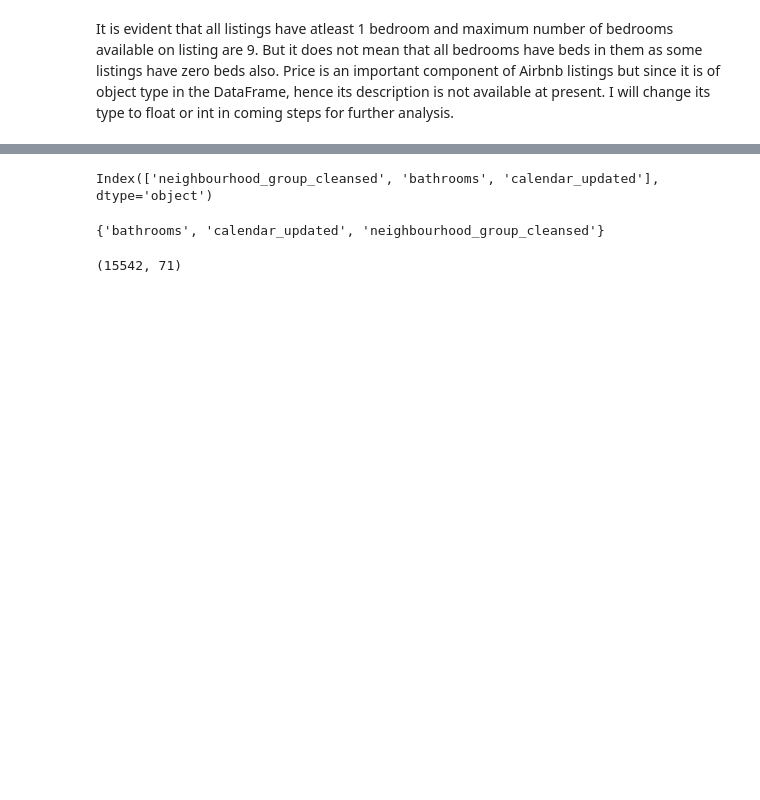
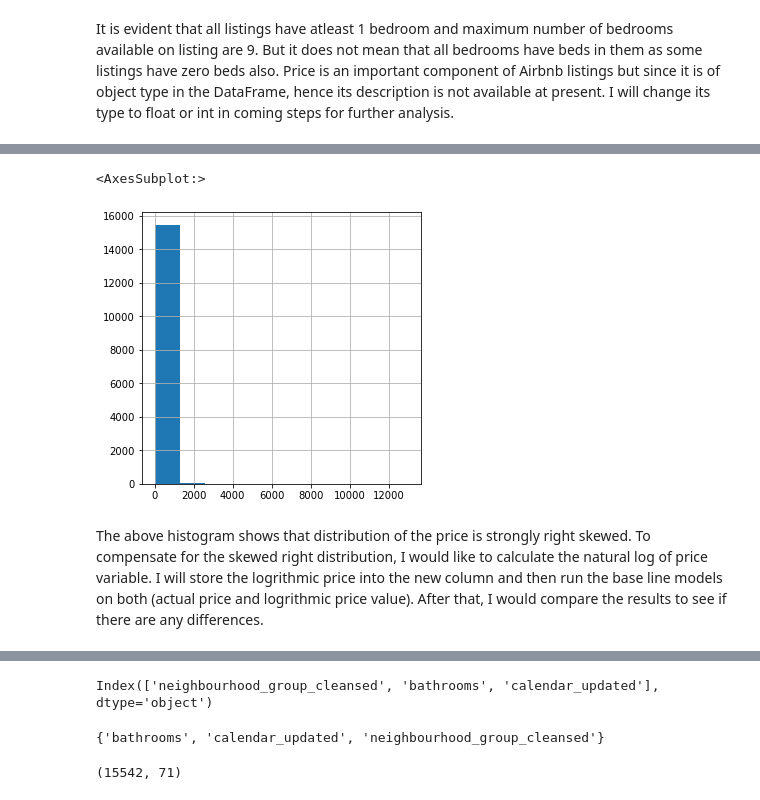
Before and after one commit to GKPSingh/Toronto-Airbnb, a Jupyter notebook: Data-Wrangling.ipynb, the cells around one changed output, grey strips where cells are left out. Drawn from its saved outputs; the diff is of its cells as text; code cells hidden in the pictures; blank space fills up the shorter version.

```diff
--- a/Data-Wrangling.ipynb
+++ b/Data-Wrangling.ipynb
@@ -80,0 +105,4 @@ at present. I will change its type to float or int in coming steps for further a
+# %%
+# Removing the rows with $0 price values
+df = df[(df[['price']]!=0).all(axis = 1)]
+df.head()
@@ -80,0 +116,11 @@ at present. I will change its type to float or int in coming steps for further a
+# %%
+# Draw the price distribution histogram
+df['price'].hist(figsize = (5,5))
+# %% [output]
+<AxesSubplot:>
+[figure, added]
+# %% [markdown]
+The above histogram shows that distribution of the price is strongly right skewed. To compensate for the skewed right
+distribution, I would like to calculate the natural log of price variable. I will store the logrithmic price into the
+new column and then run the base line models on both (actual price and logrithmic price value). After that, I would
+compare the results to see if there are any differences.
```
Also changed, not shown: parts of 26 cells of this notebook.
